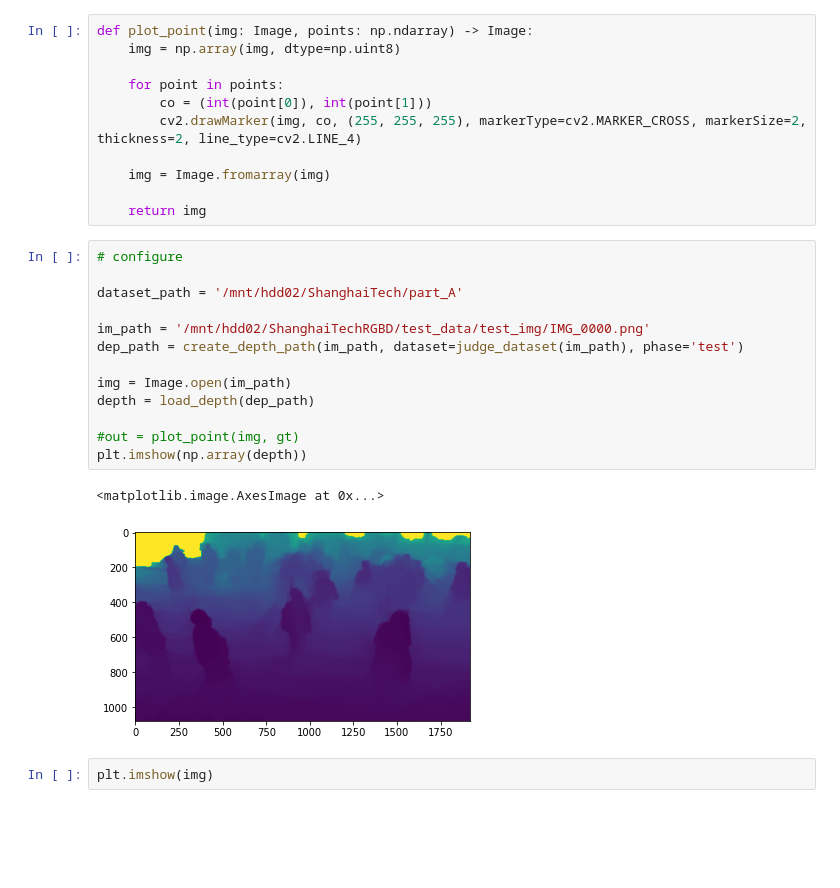
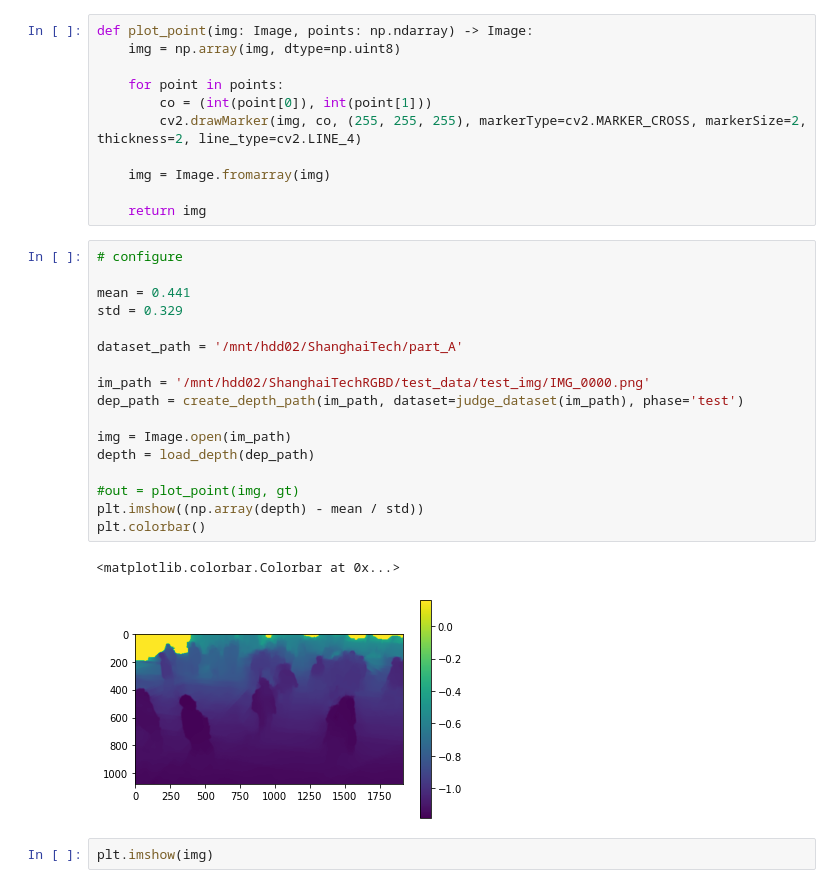
Before and after one commit to junprog/cc-base, a Jupyter notebook: shanghai-tech-a.ipynb, the cells around one changed output. Cells and saved outputs as stored; diff of their text form; blank space fills up the shorter version.

```diff
--- a/shanghai-tech-a.ipynb
+++ b/shanghai-tech-a.ipynb
@@ -23,20 +23,24 @@ def plot_point(img: Image, points: np.ndarray) -> Image:
     return img
 # %%
 # configure
+
+mean = 0.441
+std = 0.329
 
 dataset_path = '/mnt/hdd02/ShanghaiTech/part_A'
 
 im_path = '/mnt/hdd02/ShanghaiTechRGBD/test_data/test_img/IMG_0000.png'
 dep_path = create_depth_path(im_path, dataset=judge_dataset(im_path), phase='test')
 
 img = Image.open(im_path)
 depth = load_depth(dep_path)
 
 #out = plot_point(img, gt)
-plt.imshow(np.array(depth))
+plt.imshow((np.array(depth) - mean / std))
+plt.colorbar()
 # %% [output]
-<matplotlib.image.AxesImage at 0x...>
+<matplotlib.colorbar.Colorbar at 0x...>
-[figure, old version]
+[figure, new version]
 # %%
 plt.imshow(img)
 # %% [output]
```
Also changed, not shown: 9 other files.
